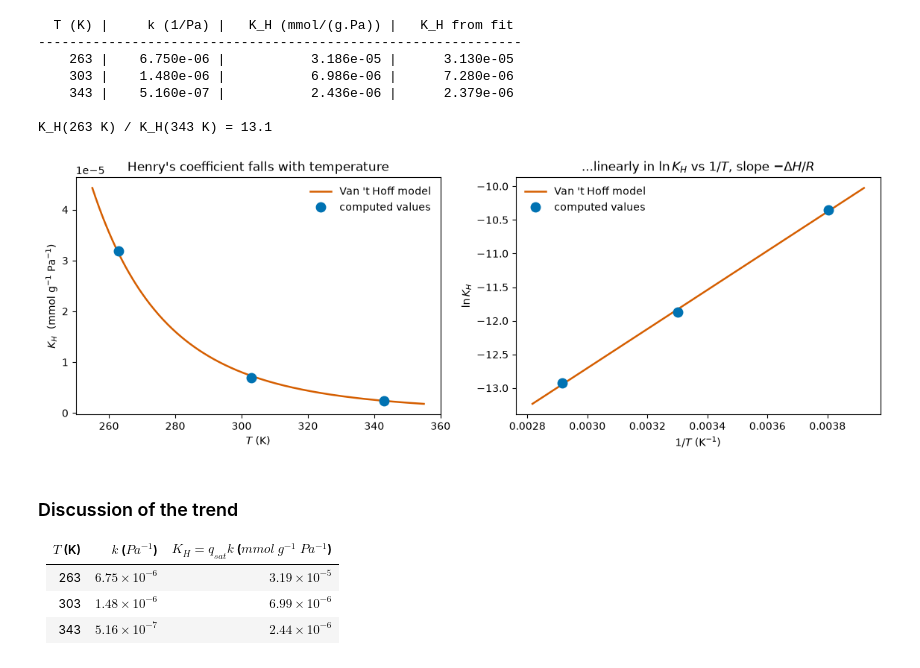
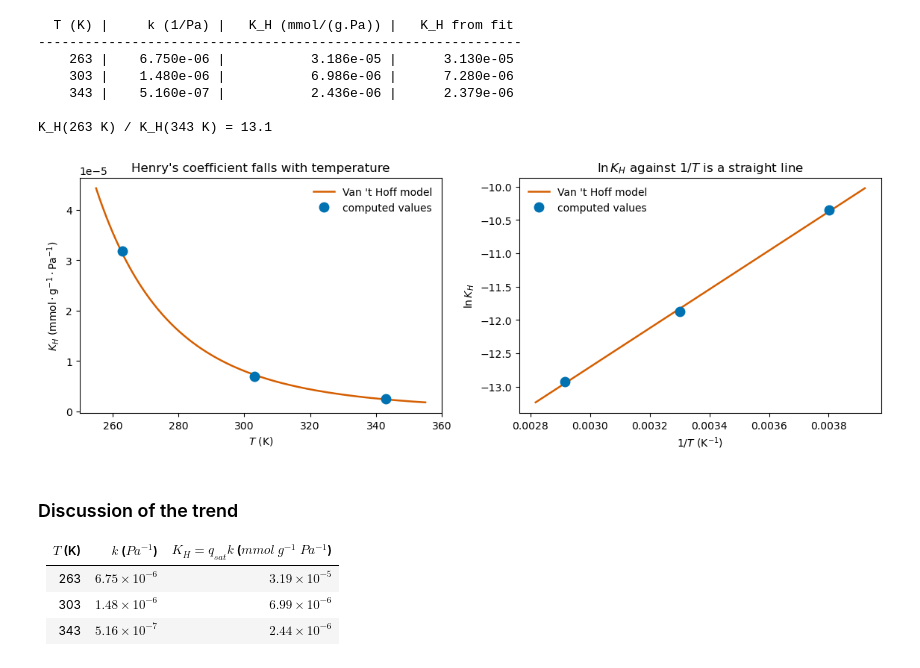
Before and after one commit to pamelaafaki/ch315-group-c, a Jupyter notebook: GroupC_Assignment1.ipynb, the cells around one changed output. Cells and saved outputs as stored; diff of their text form; code cells hidden in the pictures.

```diff
--- a/GroupC_Assignment1.ipynb
+++ b/GroupC_Assignment1.ipynb
@@ -425,28 +374,28 @@ K_H(263 K) / K_H(343 K) = 13.1
 # %%
 # The same exponential decrease, shown graphically
 fig, (axa, axb) = plt.subplots(1, 2, figsize=(11.5, 4.3))
 
 T_fine = np.linspace(255, 355, 300)
 K_H_fine = qsat * k0 * np.exp(-delta_H / (R * T_fine))
 
 axa.plot(T_fine, K_H_fine, color=RED, lw=1.8, label="Van 't Hoff model")
 axa.plot(T, K_H, "o", color=BLUE, ms=9, label="computed values")
-axa.set_xlabel("$T$ (K)")
-axa.set_ylabel(r"$K_H$  (mmol g$^{-1}$ Pa$^{-1}$)")
+axa.set_xlabel(r"$T\ (\mathrm{K})$")
+axa.set_ylabel(r"$K_H\ (\mathrm{mmol \cdot g^{-1} \cdot Pa^{-1}})$")
 axa.set_title("Henry's coefficient falls with temperature")
 axa.legend(frameon=False)
 
 axb.plot(1 / T_fine, np.log(K_H_fine), color=RED, lw=1.8, label="Van 't Hoff model")
 axb.plot(1 / T, np.log(K_H), "o", color=BLUE, ms=9, label="computed values")
-axb.set_xlabel(r"$1/T$ (K$^{-1}$)")
+axb.set_xlabel(r"$1/T\ (\mathrm{K^{-1}})$")
 axb.set_ylabel(r"$\ln K_H$")
-axb.set_title(r"...linearly in $\ln K_H$ vs $1/T$, slope $-\Delta H/R$")
+axb.set_title(r"$\ln K_H$ against $1/T$ is a straight line")
 axb.legend(frameon=False, loc="upper left")
 
 fig.tight_layout()
 plt.show()
 # %% [output]
-[figure, old version]
+[figure, new version]
 # %% [markdown]
 ### Discussion of the trend
 
```
Also changed, not shown: parts of 13 cells of this notebook.
